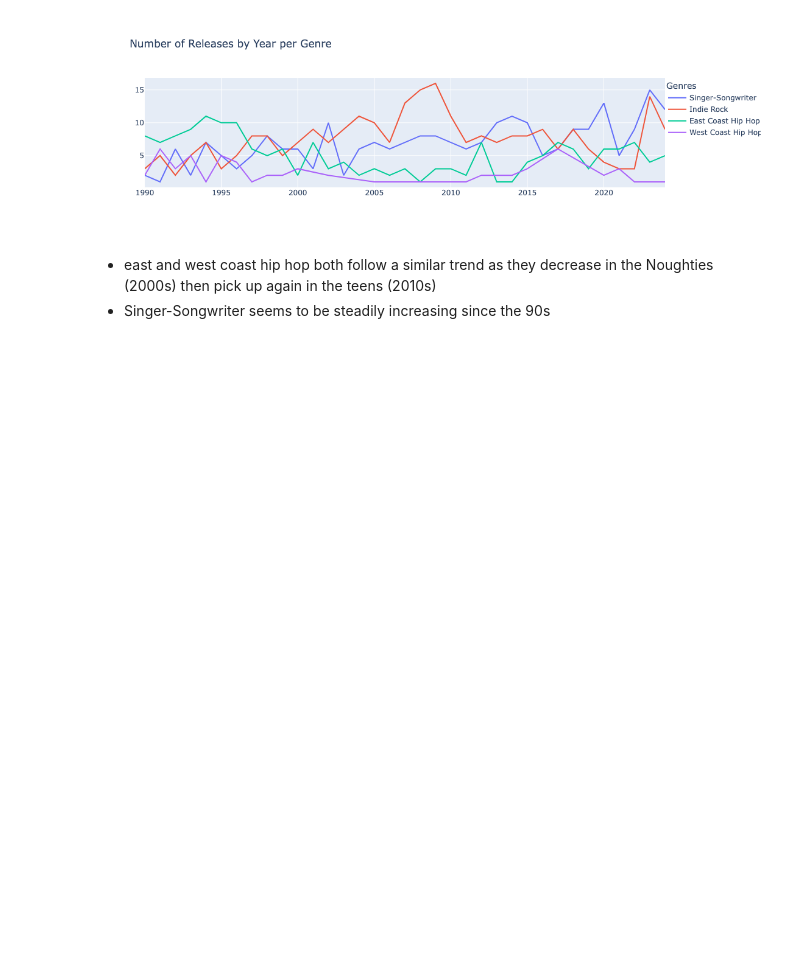
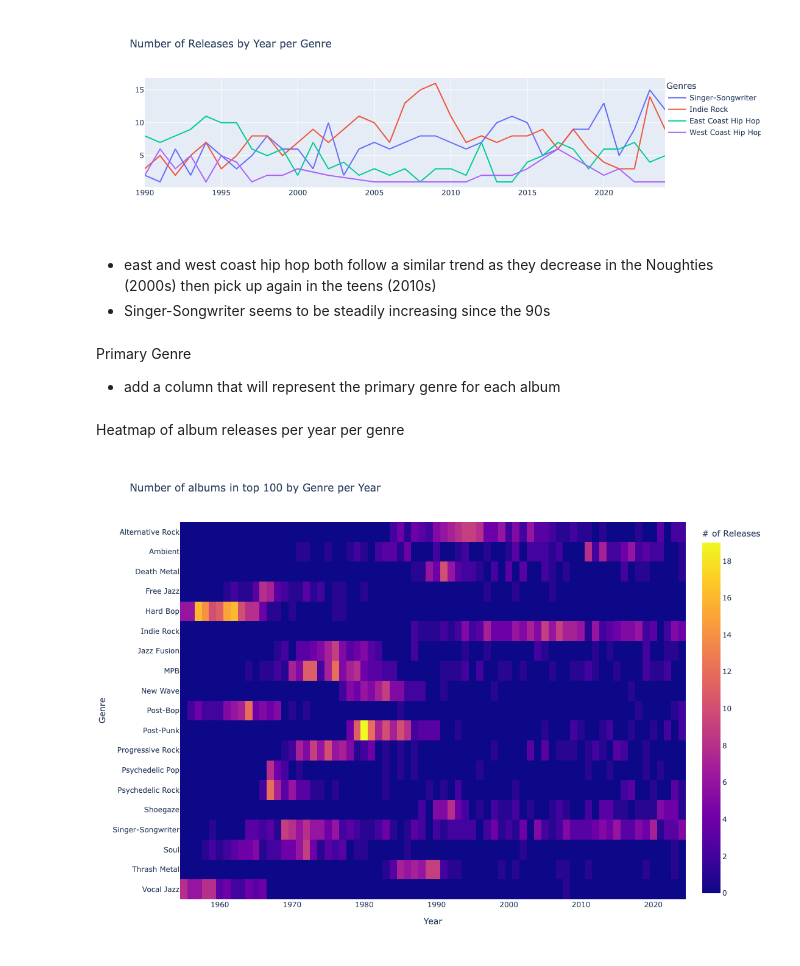
Before and after one commit to rheera/album-of-the-year-analysis, a Jupyter notebook: eda.ipynb, the cells around one changed output. Saved outputs shown, nothing was run; the diff lists cells and outputs as text; code cells hidden in the pictures; blank space fills up the shorter version.

```diff
--- a/eda.ipynb
+++ b/eda.ipynb
@@ -263,3 +263,37 @@ compare_genres_releases_by_year("Singer-Songwriter", "Indie Rock", "East Coast H
 # %% [markdown]
 - east and west coast hip hop both follow a similar trend as they decrease in the Noughties (2000s) then pick up again in the teens (2010s)
 - Singer-Songwriter seems to be steadily increasing since the 90s
+# %% [markdown]
+Primary Genre
+- add a column that will represent the primary genre for each album
+# %%
+# add a new column called primary genre, which is the first genre from the list of genres
+df["primary_genre"] = df["genres"].apply(lambda x: x[0] if x else None)
+# %% [markdown]
+Heatmap of album releases per year per genre
+# %%
+df_grp = df.groupby(["primary_genre", "list_year"], as_index=False).count()[
+    ["primary_genre", "list_year", "album_name"]
+]
+
+df_pivot = df_grp.pivot(
+    index="primary_genre", columns="list_year", values="album_name"
+)
+# a genre has to have a minimum number of albums make the list in a single year to be shown
+min_albums = 7
+df_pivot = df_pivot.loc[df_pivot[df_pivot > min_albums].any(axis=1)]
+df_pivot = df_pivot.fillna(0)
+
+
+px.imshow(
+    df_pivot,
+    labels=dict(
+        x="Year",
+        y="Genre",
+        color="# of Releases",
+    ),
+    title="Number of albums in top 100 by Genre per Year",
+    height=800,
+)
+# %% [output]
+[figure, added]
```
Also changed, not shown: parts of 8 cells of this notebook, 1 other file.
